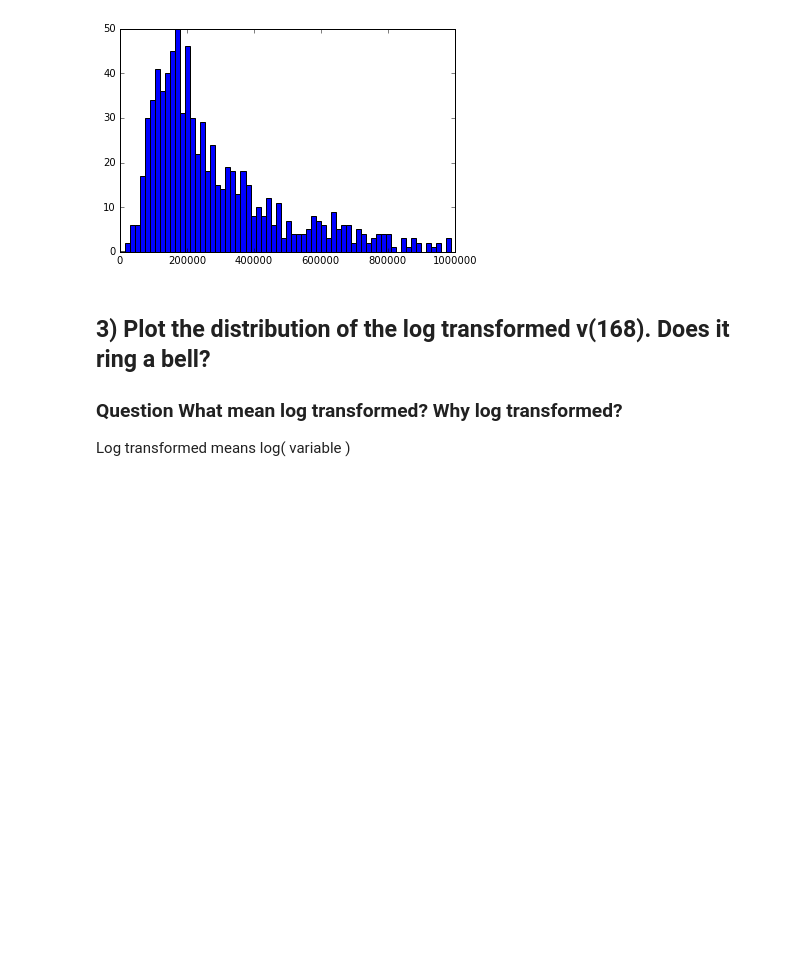
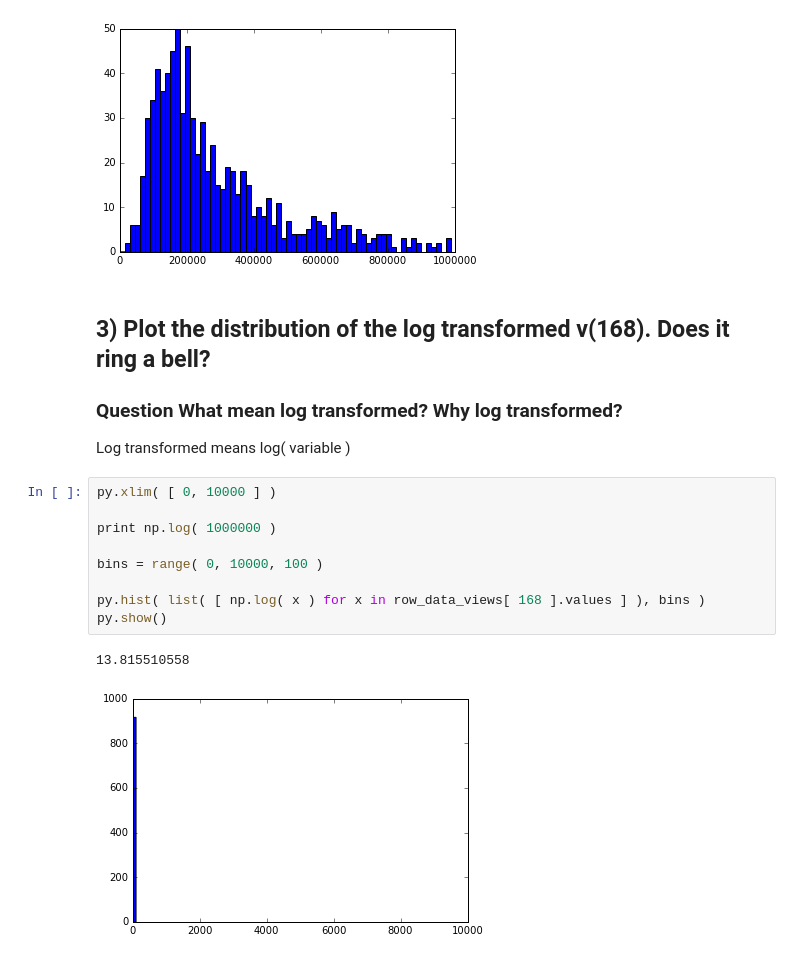
Before and after one commit to Pawel2357/Predict-virality-data-science-, a Jupyter notebook: Predict_virality_exercise.ipynb, the cells around one changed output. Cells and saved outputs as stored; diff of their text form; blank space fills up the shorter version.

```diff
--- a/Predict_virality_exercise.ipynb
+++ b/Predict_virality_exercise.ipynb
@@ -234,3 +234,15 @@ py.show()
 ### Question What mean log transformed? Why log transformed?
 
 Log transformed means log( variable )
+# %%
+py.xlim( [ 0, 10000 ] )
+
+print np.log( 1000000 )
+
+bins = range( 0, 10000, 100 )
+
+py.hist( list( [ np.log( x ) for x in row_data_views[ 168 ].values ] ), bins )
+py.show()
+# %% [output]
+13.815510558
+[figure, added]
```
